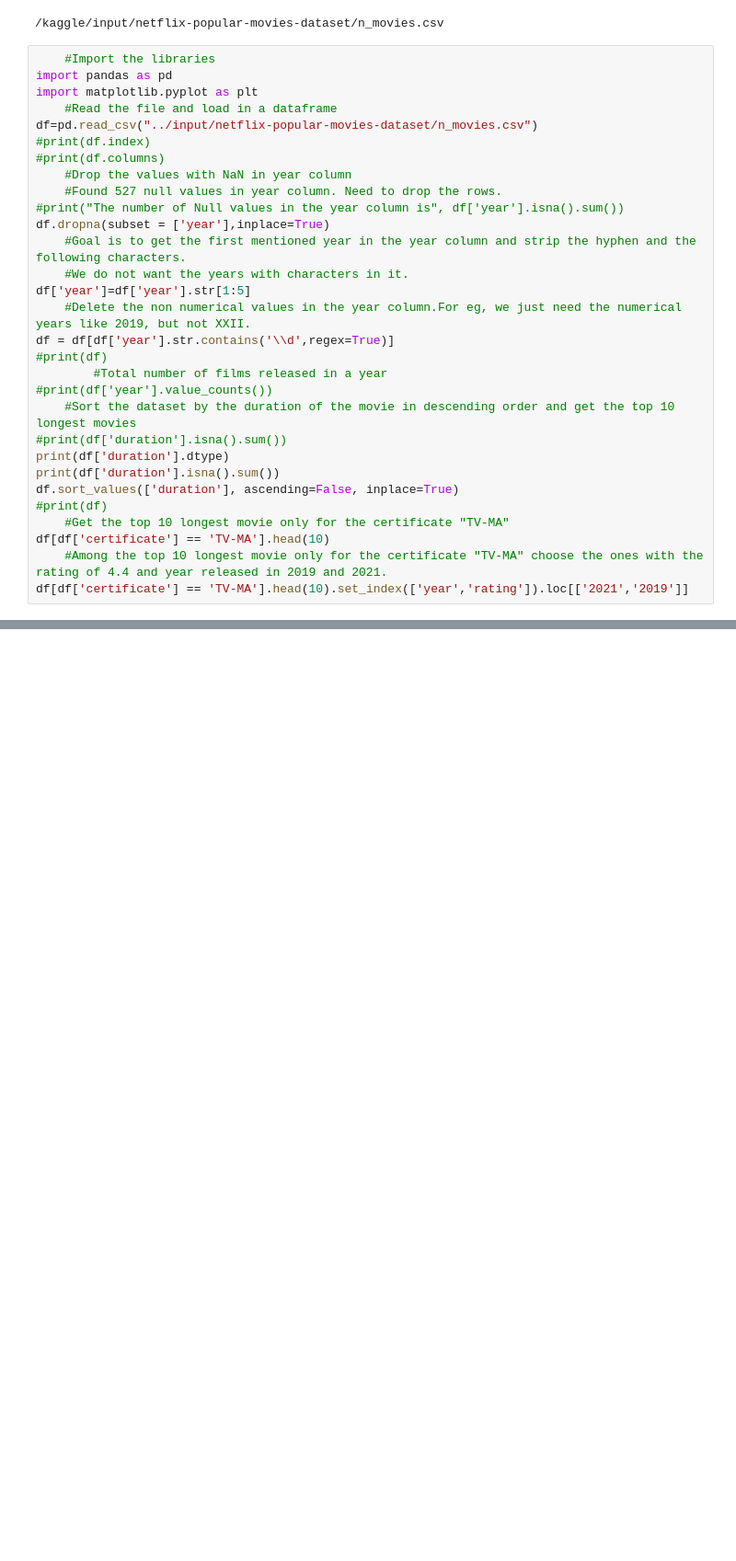
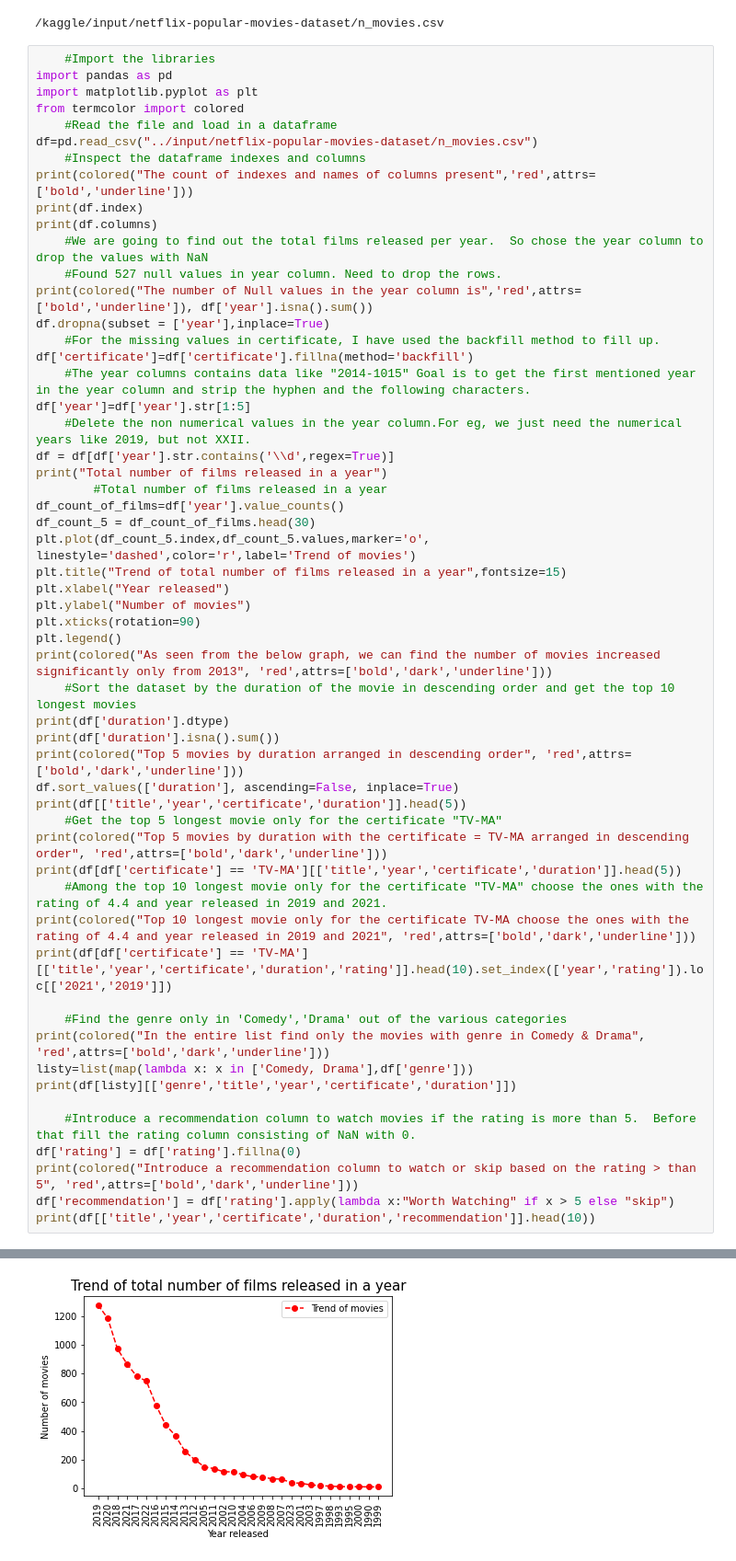
Before and after one commit to riazahmedtgithub/dataanalysis, a Jupyter notebook: notebookd524c8297c.ipynb, the cells around one changed output, grey strips where cells are left out. Shown: that part at 92% size. Drawn from its saved outputs; the diff is of its cells as text; blank space fills up the shorter version.

```diff
--- a/notebookd524c8297c.ipynb
+++ b/notebookd524c8297c.ipynb
@@ -24,30 +24,55 @@ for dirname, _, filenames in os.walk('/kaggle/input'):
     #Import the libraries
 import pandas as pd
 import matplotlib.pyplot as plt
+from termcolor import colored
     #Read the file and load in a dataframe
 df=pd.read_csv("../input/netflix-popular-movies-dataset/n_movies.csv")
-#print(df.index)
-#print(df.columns)
-    #Drop the values with NaN in year column
+    #Inspect the dataframe indexes and columns
+print(colored("The count of indexes and names of columns present",'red',attrs=['bold','underline']))
+print(df.index)
+print(df.columns)
+    #We are going to find out the total films released per year.  So chose the year column to drop the values with NaN
     #Found 527 null values in year column. Need to drop the rows.
-#print("The number of Null values in the year column is", df['year'].isna().sum())
+print(colored("The number of Null values in the year column is",'red',attrs=['bold','underline']), df['year'].isna().sum())
 df.dropna(subset = ['year'],inplace=True)
-    #Goal is to get the first mentioned year in the year column and strip the hyphen and the following characters.
-    #We do not want the years with characters in it.
+    #For the missing values in certificate, I have used the backfill method to fill up.
+df['certificate']=df['certificate'].fillna(method='backfill')
+    #The year columns contains data like "2014-1015" Goal is to get the first mentioned year in the year column and strip the hyphen and the following characters.
 df['year']=df['year'].str[1:5]
     #Delete the non numerical values in the year column.For eg, we just need the numerical years like 2019, but not XXII.
 df = df[df['year'].str.contains('\\d',regex=True)]
-#print(df)
+print("Total number of films released in a year")
         #Total number of films released in a year
-#print(df['year'].value_counts())
+df_count_of_films=df['year'].value_counts()
+df_count_5 = df_count_of_films.head(30)
+plt.plot(df_count_5.index,df_count_5.values,marker='o', linestyle='dashed',color='r',label='Trend of movies')
+plt.title("Trend of total number of films released in a year",fontsize=15)
+plt.xlabel("Year released")
+plt.ylabel("Number of movies")
+plt.xticks(rotation=90)
+plt.legend()
+print(colored("As seen from the below graph, we can find the number of movies increased significantly only from 2013", 'red',attrs=['bold','dark','underline']))
     #Sort the dataset by the duration of the movie in descending order and get the top 10 longest movies
-#print(df['duration'].isna().sum())
 print(df['duration'].dtype)
 print(df['duration'].isna().sum())
+print(colored("Top 5 movies by duration arranged in descending order", 'red',attrs=['bold','dark','underline']))
 df.sort_values(['duration'], ascending=False, inplace=True)
-#print(df)
-    #Get the top 10 longest movie only for the certificate "TV-MA"
-df[df['certificate'] == 'TV-MA'].head(10)
+print(df[['title','year','certificate','duration']].head(5))
+    #Get the top 5 longest movie only for the certificate "TV-MA"
+print(colored("Top 5 movies by duration with the certificate = TV-MA arranged in descending order", 'red',attrs=['bold','dark','underline']))
+print(df[df['certificate'] == 'TV-MA'][['title','year','certificate','duration']].head(5))
     #Among the top 10 longest movie only for the certificate "TV-MA" choose the ones with the rating of 4.4 and year released in 2019 and 2021.
-df[df['certificate'] == 'TV-MA'].head(10).set_index(['year','rating']).loc[['2021','2019']]
+print(colored("Top 10 longest movie only for the certificate TV-MA choose the ones with the rating of 4.4 and year released in 2019 and 2021", 'red',attrs=['bold','dark','underline']))
+print(df[df['certificate'] == 'TV-MA'][['title','year','certificate','duration','rating']].head(10).set_index(['year','rating']).loc[['2021','2019']])
+
+    #Find the genre only in 'Comedy','Drama' out of the various categories
+print(colored("In the entire list find only the movies with genre in Comedy & Drama", 'red',attrs=['bold','dark','underline']))
+listy=list(map(lambda x: x in ['Comedy, Drama'],df['genre']))
+print(df[listy][['genre','title','year','certificate','duration']])
+
+    #Introduce a recommendation column to watch movies if the rating is more than 5.  Before that fill the rating column consisting of NaN with 0.
+df['rating'] = df['rating'].fillna(0)
+print(colored("Introduce a recommendation column to watch or skip based on the rating > than 5", 'red',attrs=['bold','dark','underline']))
+df['recommendation'] = df['rating'].apply(lambda x:"Worth Watching" if x > 5 else "skip")
+print(df[['title','year','certificate','duration','recommendation']].head(10))
 # %% [output]
@@ -61,0 +96 @@ object
+[figure, added]
```
Also changed, not shown: parts of 4 cells of this notebook.
